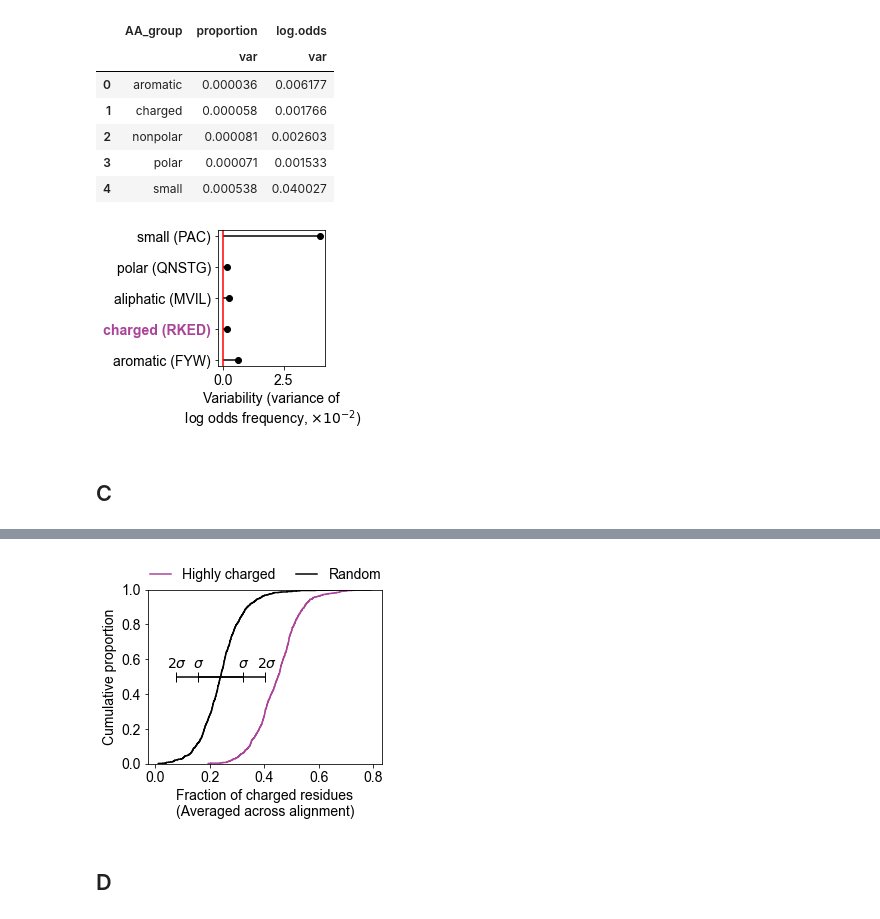
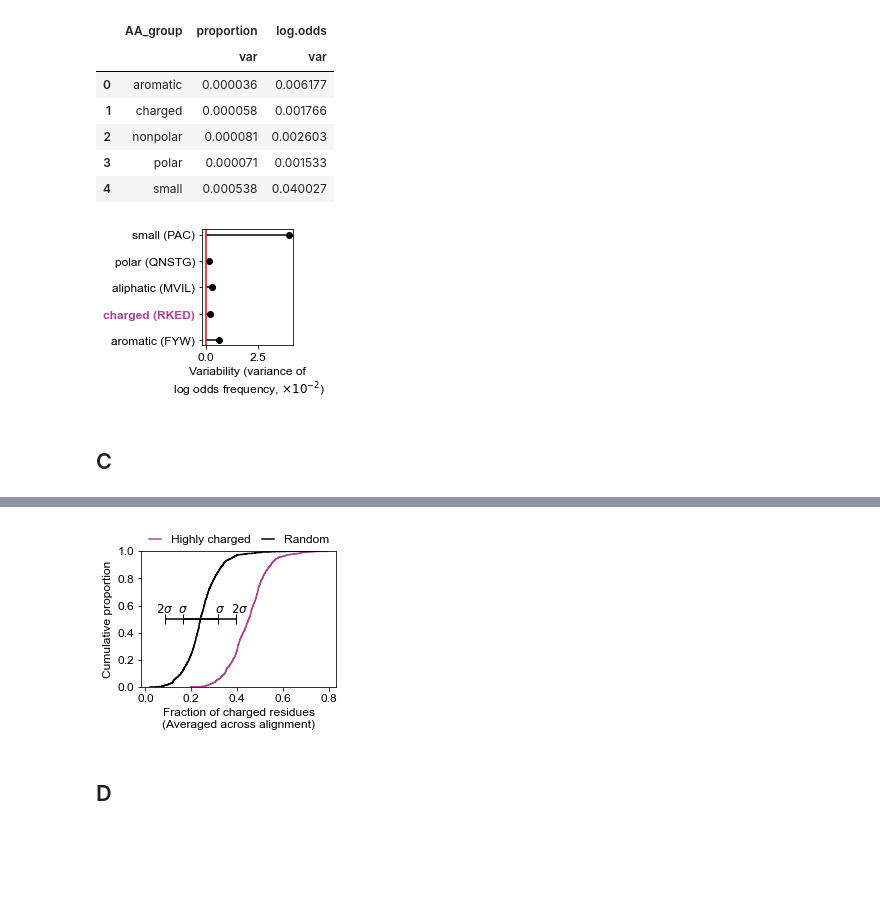
Before and after one commit to rosalindpan/hcrpaper, a Jupyter notebook: figures/Figure5.ipynb, the cells around one changed output, grey strips where cells are left out. Saved outputs shown, nothing was run; the diff lists cells and outputs as text; code cells hidden in the pictures; blank space fills up the shorter version.

Commit message:
figure size

```diff
--- a/figures/Figure5.ipynb
+++ b/figures/Figure5.ipynb
@@ -32,7 +32,7 @@ import fractional_charge as fc
 ## Plotting
 import matplotlib.pyplot as plt
 import seaborn as sns
-plt.rcParams.update({'font.size': 14})
+plt.rcParams.update({'font.size': 12})
 plt.rcParams['font.family'] = 'sans-serif'
 plt.rcParams['font.sans-serif'] = "Arial"
 
@@ -190,7 +190,7 @@ sorter = ['charged', 'polar', 'nonpolar', 'aromatic', 'small']
 df_agg.AA_group = df.AA_group.astype("category")
 df_agg.AA_group.cat.set_categories(sorter, inplace=True)
 # %%
-fig, ax = plt.subplots(figsize=(3.5,3.2))
+fig, ax = plt.subplots(figsize=(3,2.7))
 
 ax.hlines(y=range(1,6), xmin=0, xmax=df_agg.iloc[:, 2]*1e2, color='black')
 ax.plot(df_agg.iloc[:, 2]*1e2, range(1,6), "o", color='black')
@@ -204,10 +204,10 @@ plt.gca().get_yticklabels()[1].set_color(cscheme['cr'])
 plt.gca().get_yticklabels()[1].set_fontweight('bold')
 
 plt.tight_layout()
-plt.savefig('./plots/Figure4B.png', dpi=300, bbox_inches='tight')
+plt.savefig('./plots/Figure5B.png', dpi=300, bbox_inches='tight')
 plt.show()
 # %% [output]
-[figure, old version]
+[figure, new version]
 # %% [markdown]
 ## C
 # %%
@@ -372,26 +372,26 @@ for i in np.arange(0, 0.4, 1e-6):
 
 std = np.sqrt(np.var(fcr_random))
 # %%
-fig, ax = plt.subplots(figsize=(4.2,3.2))
+fig, ax = plt.subplots(figsize=(3.5,2.5))
 sns.ecdfplot(data=newdf, x='aybrah.mean.fcr', color = cscheme['cr'],
              label = 'Highly charged', ax=ax)
 sns.ecdfplot(fcr_random, color=cscheme['null'],
              label='Random', ax=ax)
 ax.errorbar(midpoint, 0.5, xerr=std, color=cscheme['null'], capsize=5)
 ax.errorbar(midpoint, 0.5, xerr=2*std, color=cscheme['null'], capsize=5)
 ax.annotate(xy=(0.14, 0.55), text='$\sigma$')
 ax.annotate(xy=(0.045, 0.55), text='$2\sigma$')
 ax.annotate(xy=(0.305, 0.55), text='$\sigma$')
 ax.annotate(xy=(0.375, 0.55), text='$2\sigma$')
 
 plt.xlabel("Fraction of charged residues\n(Averaged across alignment)")
 plt.ylabel("Cumulative proportion")
-plt.legend(ncol=2, bbox_to_anchor=(1.05, 1.2), handlelength=1.5,
-           columnspacing=1.5, frameon=False)
-plt.savefig('./plots/Figure4C.png', dpi=300, bbox_inches='tight')
+plt.legend(ncol=2, bbox_to_anchor=(1.02, 1.2), handlelength=1,
+           columnspacing=1, frameon=False)
+plt.savefig('./plots/Figure5C.png', dpi=300, bbox_inches='tight')
 plt.show()
 # %% [output]
-[figure, old version]
+[figure, new version]
 # %% [markdown]
 ## D
 # %%
```
Also changed, not shown: parts of 4 cells of this notebook, 44 other files.
